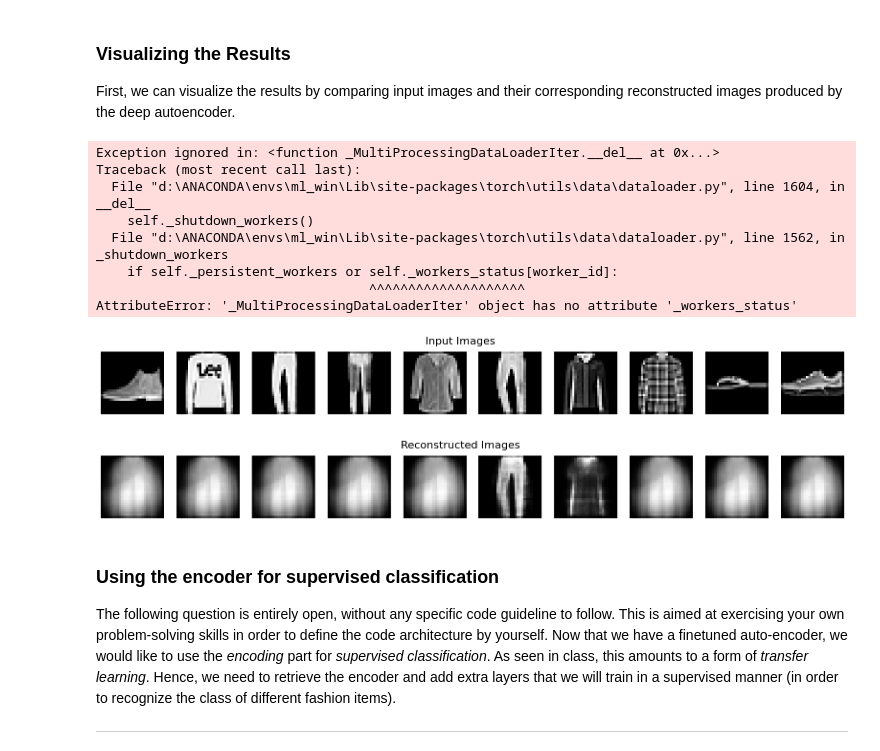
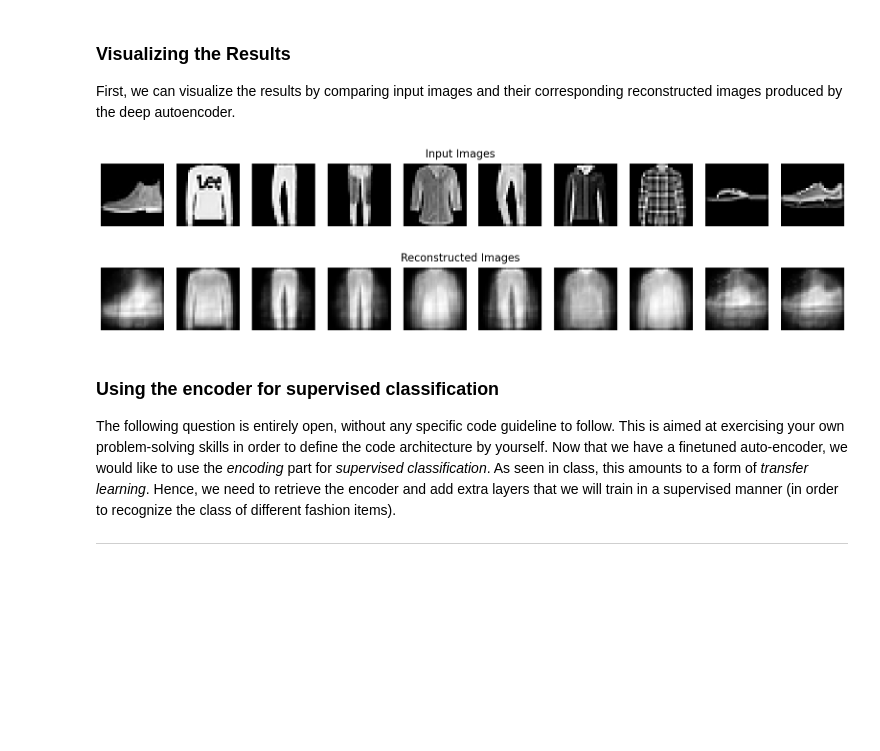
Before and after one commit to kjle/ATIAM-Promo-2025, a Jupyter notebook: ATIAM-IM-ML-main/04_deep_learning.ipynb, the cells around one changed output. Drawn from its saved outputs; the diff is of its cells as text; code cells hidden in the pictures; blank space fills up the shorter version.

```diff
--- a/ATIAM-IM-ML-main/04_deep_learning.ipynb
+++ b/ATIAM-IM-ML-main/04_deep_learning.ipynb
@@ -572,9 +561,6 @@ class ShallowAutoencoder(nn.Module):
         return encoded, decoded
 
 def pretrain_layer(pretrained_layers, layer_id, layer_in, layer_out, train_loader, num_epochs=50):
-    best_loss = float('inf')
-    patience = 3
-    epochs_no_improve = 0
 
     # Define the shallow autoencoder architecture
     shallow_autoencoder = ShallowAutoencoder(layer_in, layer_out).to(device)
@@ -585,8 +571,8 @@ def pretrain_layer(pretrained_layers, layer_id, layer_in, layer_out, train_loade
     # Training loop
     for epoch in range(num_epochs):
         for batch_features, _ in train_loader:
-            batch_features = torch.flatten(batch_features, start_dim=1).to(device)
-            batch_encoded = batch_features.view(-1, 28 * 28).to(device)
+            batch_encoded = torch.flatten(batch_features, start_dim=1).to(device)
+            # batch_encoded = batch_features.view(-1, 28 * 28).to(device)
             # Forward pass
             for layer in pretrained_layers:
                 batch_encoded, _ = layer(batch_encoded)
@@ -597,21 +583,7 @@ def pretrain_layer(pretrained_layers, layer_id, layer_in, layer_out, train_loade
             loss.backward()
             optimizer.step()
         # Print the corresponding advances
-        print(f"Epoch [{epoch+1}/{num_epochs}], Loss: {loss.item():.4f}, Early stopping: {epochs_no_improve}/{patience}")
-
-        # Check for early stopping
-        loss_val = loss.item()
-        if loss_val < best_loss:
-            best_loss = loss_val
-            epochs_no_improve = 0
-            best_model = shallow_autoencoder.state_dict()
-        else:
-            epochs_no_improve += 1
-
-        if epochs_no_improve >= patience:
-            print("Early stopping!")
-            shallow_autoencoder.load_state_dict(best_model)
-            break
+        print(f"Epoch [{epoch+1}/{num_epochs}], Loss: {loss.item():.4f}")
 
     # Return the trained shallow autoencoder
     return shallow_autoencoder
@@ -676,21 +647,25 @@ for i, layer in enumerate(autoencoder.encoder):
         layer.weight.data = pretrained_layers[layer_cnt].encoder[0].weight.data
         layer.bias.data = pretrained_layers[layer_cnt].encoder[0].bias.data
         layer_cnt += 1
+        print(f"Encoder layer {i+1} initialized")
 
+layer_cnt = 4
 for i, layer in enumerate(autoencoder.decoder):
     if isinstance(layer, nn.Linear):
-        layer.weight.data = pretrained_layers[-(i//2+1)].decoder[0].weight.data
-        layer.bias.data = pretrained_layers[-(i//2+1)].decoder[0].bias.data
+        layer.weight.data = pretrained_layers[layer_cnt].decoder[0].weight.data
+        layer.bias.data = pretrained_layers[layer_cnt].decoder[0].bias.data
+        layer_cnt -= 1
+        print(f"Decoder layer {i+1} initialized")
 
 # Fine-tune the deep autoencoder
 criterion = nn.MSELoss()
 optimizer = torch.optim.Adam(autoencoder.parameters(), lr=0.001)
 num_epochs = 100
+autoencoder.train()
 
 for epoch in range(num_epochs):
     for batch_features, _ in train_loader:
-        x = torch.flatten(batch_features, start_dim=1)
-        x = x.view(-1, 28 * 28).to(device)
+        x = torch.flatten(batch_features, start_dim=1).to(device)
         output = autoencoder(x)
         loss = criterion(output, x)
         optimizer.zero_grad()
@@ -725,36 +699,29 @@ First, we can visualize the results by comparing input images and their correspo
 # %%
 import matplotlib.pyplot as plt
 import numpy as np
 
 # Function to display images
 def display_images(images, title):
     fig, axes = plt.subplots(nrows=1, ncols=10, figsize=(20, 2))
     for i, ax in enumerate(axes):
         ax.imshow(images[i].reshape(28, 28), cmap='gray')
         ax.axis('off')
     plt.suptitle(title, fontsize=16)
     plt.show()
 
+autoencoder.eval()
 # Display the input and reconstructed images
 for batch_features, _ in test_loader:
     batch_features = batch_features.view(-1, 28 * 28).to(device)
     outputs = autoencoder(batch_features)
     input_images = batch_features.cpu().detach().numpy()
     reconstructed_images = outputs.cpu().detach().numpy()
     display_images(input_images, 'Input Images')
     display_images(reconstructed_images, 'Reconstructed Images')
     break
 # %% [output]
-Exception ignored in: <function _MultiProcessingDataLoaderIter.__del__ at 0x...>
-Traceback (most recent call last):
-  File "d:\ANACONDA\envs\ml_win\Lib\site-packages\torch\utils\data\dataloader.py", line 1604, in __del__
-    self._shutdown_workers()
-  File "d:\ANACONDA\envs\ml_win\Lib\site-packages\torch\utils\data\dataloader.py", line 1562, in _shutdown_workers
-    if self._persistent_workers or self._workers_status[worker_id]:
-                                   ^^^^^^^^^^^^^^^^^^^^
-AttributeError: '_MultiProcessingDataLoaderIter' object has no attribute '_workers_status'
 [figure]
-[figure, old version]
+[figure, new version]
 # %% [markdown]
 <a name="finetuning"></a>
 ### Using the encoder for supervised classification
```
Also changed, not shown: parts of 20 cells of this notebook.
